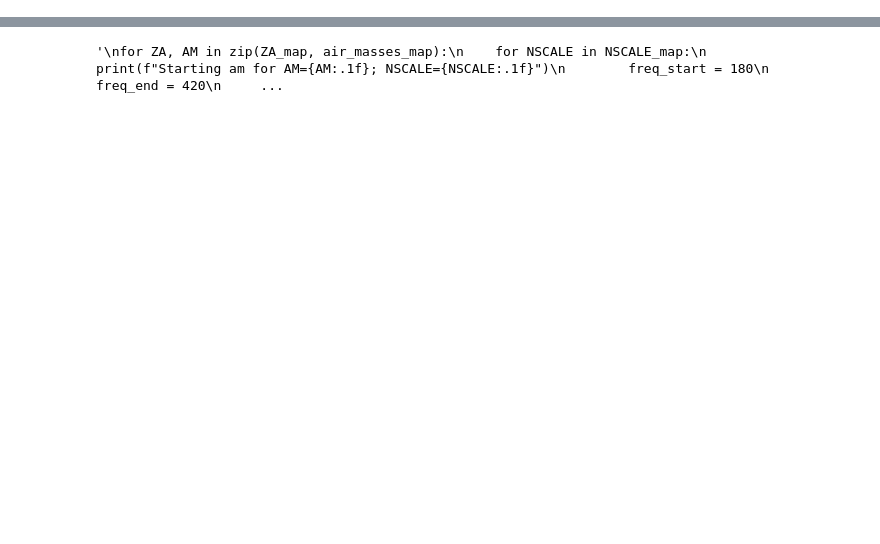
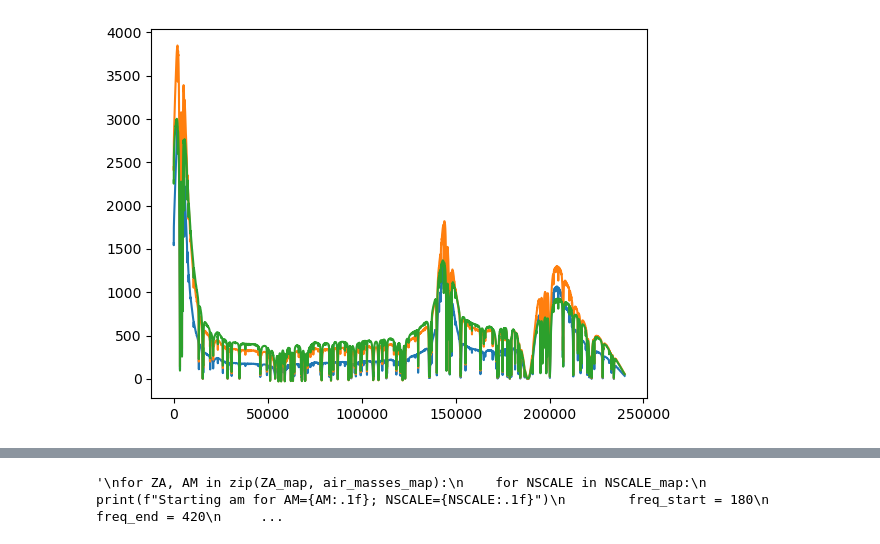
Before and after one commit to kartographer/ozone_radiometry, a Jupyter notebook: MaunaKea/interpolation/sandbox.ipynb, the cells around one changed output, grey strips where cells are left out. Drawn from its saved outputs; the diff is of its cells as text; code cells hidden in the pictures; blank space fills up the shorter version.

```diff
--- a/MaunaKea/interpolation/sandbox.ipynb
+++ b/MaunaKea/interpolation/sandbox.ipynb
@@ -31,0 +43,33 @@ def calc_zenith(air_mass):
+# %%
+# Load data
+for idx, Nscale in enumerate(Nscale_map):
+    for jdx, airmass in enumerate(airmass_map):
+
+        filename = f'MaunaKea_Tb_Spectrum_{airmass:.1f}_{Nscale:.1f}'
+        data = np.load(f'{filename}.out')
+
+        freq_map = data[:,0]
+
+        # Second column is Tb in K
+        Tb_scalar_field[idx,jdx] = data[:,2]
+
+# Pass freq in points
+interp_func = RegularGridInterpolator(
+    points=(Nscale_map[::2], airmass_map[::2], freq_map),
+    values=Tb_scalar_field[::2,::2], method="linear"
+)
+
+x,y,z = np.meshgrid(Nscale_map, airmass_map, freq_map)
+
+# Must be fed one-dim
+eval_grid = interp_func((x.flatten(),y.flatten(),z.flatten())).reshape(x.shape)
+comparison_grid = ((eval_grid - Tb_scalar_field) / Tb_scalar_field) * 100
+# %%
+for idx in range(1, Nscale_points, 2):
+    for jdx in range(1, ZA_points, 2):
+        plt.plot(comparison_grid[idx,jdx])
+
+#names = ['NSCALE', 'Elevation', 'Frequency']
+#plt.legend(names, loc=(1.01, 0.82))
+plt.ylabel("Deviation [%]")
+plt.title("Odd Comparison")
@@ -31,0 +79,5 @@ def calc_zenith(air_mass):
+# %%
+for idx in range(1,7,2):
+    plt.plot(comparison_grid[0,idx])
+# %% [output]
+[figure, added]
```
Also changed, not shown: parts of 9 cells of this notebook, 1 other file.
